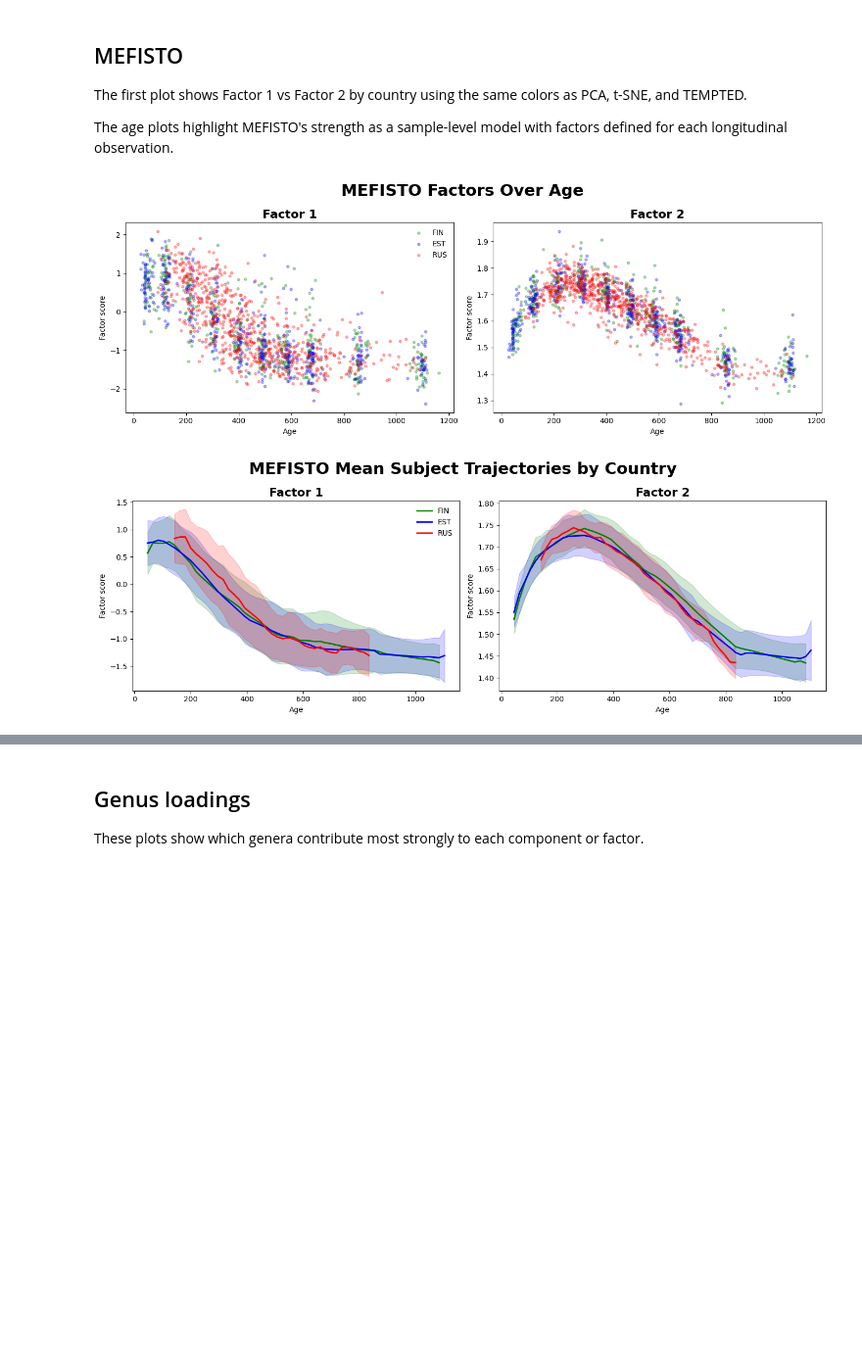
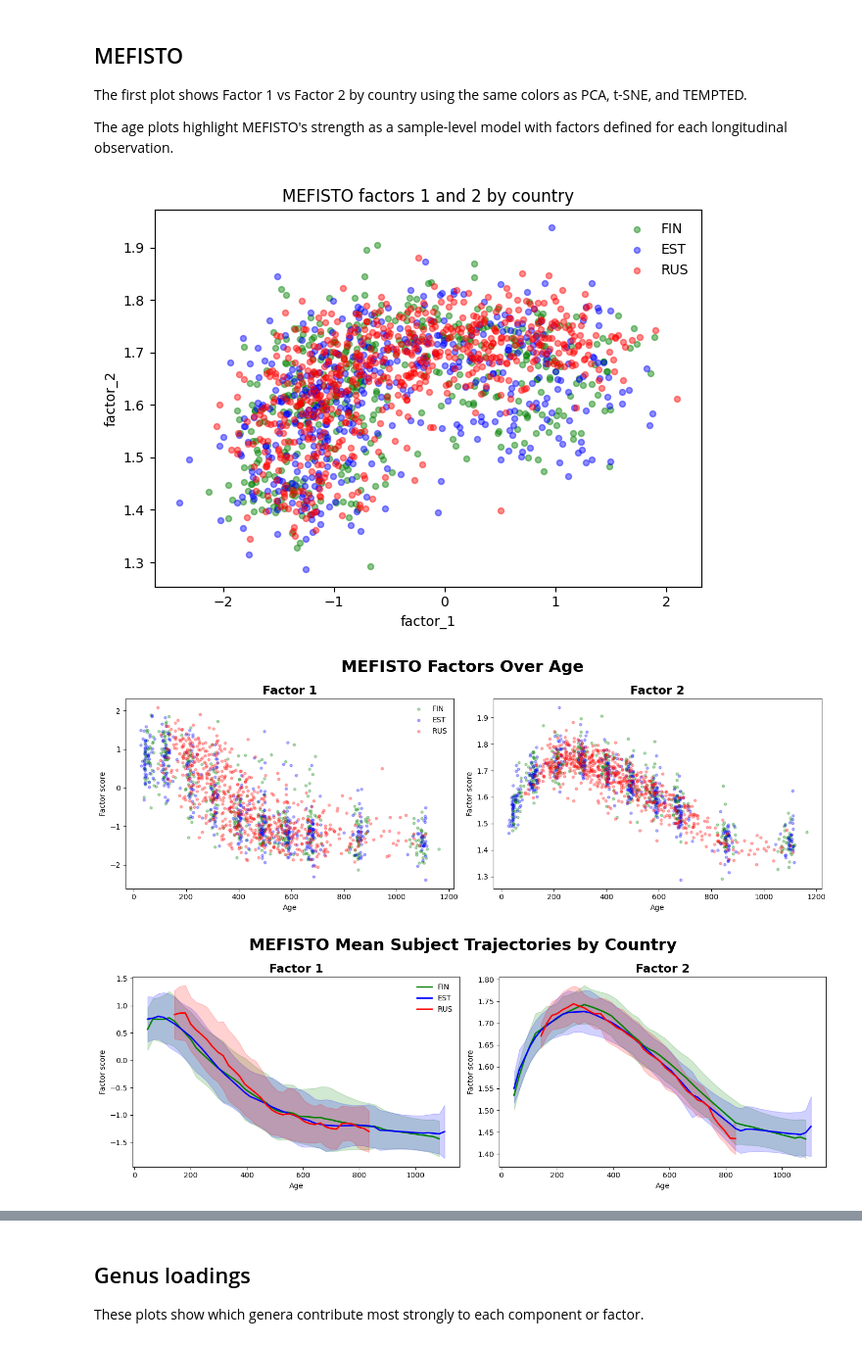
Before and after one commit to UnDfind79/TEMPTED_MEFISTO_PROJECT, a Jupyter notebook: notebooks/06_create_plots.ipynb, the cells around one changed output, grey strips where cells are left out. Shown at 98% size. Saved outputs shown, nothing was run; the diff lists cells and outputs as text; code cells hidden in the pictures; blank space fills up the shorter version.

Commit message:
Updated to add scatter and heat map for MEFISTO

```diff
--- a/notebooks/06_create_plots.ipynb
+++ b/notebooks/06_create_plots.ipynb
@@ -192,7 +192,29 @@ The first plot shows Factor 1 vs Factor 2 by country using the same colors as PC
 
 The age plots highlight MEFISTO's strength as a sample-level model with factors defined for each longitudinal observation.
 # %%
+# plot factor 1 vs factor 2 by country
+
+for country in countries:
+    rows = mefisto["country"] == country
+
+    plt.scatter(
+        mefisto.loc[rows, m_dims[0]],
+        mefisto.loc[rows, m_dims[1]],
+        s=18,
+        alpha=.45,
+        label=country,
+        color=colors[country],
+    )
+
+plt.xlabel(m_dims[0])
+plt.ylabel(m_dims[1])
+plt.legend(frameon=False)
+plt.title("MEFISTO factors 1 and 2 by country")
+save("mefisto_factors_1_2_country.png")
+
+
 # plot mefisto factors over age in one row
+
 fig, axes = plt.subplots(
     1,
     len(m_dims),
@@ -242,8 +264,8 @@ plt.tight_layout(
 save("mefisto_factors_over_age.png")
 
 
+# mean subject trajectories by country
 
-# mean subject trajectories by country
 # make a common age grid
 age_grid = np.linspace(
     mefisto["age"].min(),
@@ -279,16 +301,12 @@ for ax, dim in zip(axes, m_dims):
                 .sort_values("age")
             )
 
-            # interpolate this subject onto the common age grid
             curve = np.interp(
                 age_grid,
                 rows["age"],
                 rows[dim],
-                left=np.nan,
-                right=np.nan,
             )
 
-            # remove extrapolated ages outside this subject's observed range
             curve[
                 (age_grid < rows["age"].min())
                 | (age_grid > rows["age"].max())
@@ -306,6 +324,8 @@ for ax, dim in zip(axes, m_dims):
 
         keep = n >= 10
 
+        ages = age_grid[keep]
+
         mean = np.nanmean(
             curves[:, keep],
             axis=0,
@@ -316,9 +336,6 @@ for ax, dim in zip(axes, m_dims):
             axis=0,
         )
 
-        ages = age_grid[keep]
-
-        # plot country mean trajectory
         ax.plot(
             ages,
             mean,
@@ -327,7 +344,6 @@ for ax, dim in zip(axes, m_dims):
             label=country,
         )
 
-        # show subject spread
         ax.fill_between(
             ages,
             mean - sd,
@@ -335,32 +351,38 @@ for ax, dim in zip(axes, m_dims):
             color=colors[country],
             alpha=.18,
         )
 
     number = dim.split("_")[-1]
 
     ax.set_xlabel("Age")
     ax.set_ylabel("Factor score")
     ax.set_title(
         f"Factor {number}",
         fontsize=16,
         fontweight="bold",
     )
 
 axes[0].legend(
     frameon=False,
 )
 
 fig.suptitle(
     "MEFISTO Mean Subject Trajectories by Country",
     fontsize=22,
     fontweight="bold",
 )
 
 plt.tight_layout(
     rect=[0, 0, 1, .92]
 )
 
 save("mefisto_country_trajectories.png")
+
+
+# show metadata relationships in the sample factors
+
+metadata_heatmap("MEFISTO", m_dims)
 # %% [output]
-[figure, old version]
+[figure, new version]
-[figure, old version]
+[figure, new version]
+[figure, added]
```
Also changed, not shown: parts of 2 cells of this notebook, 13 other files.
